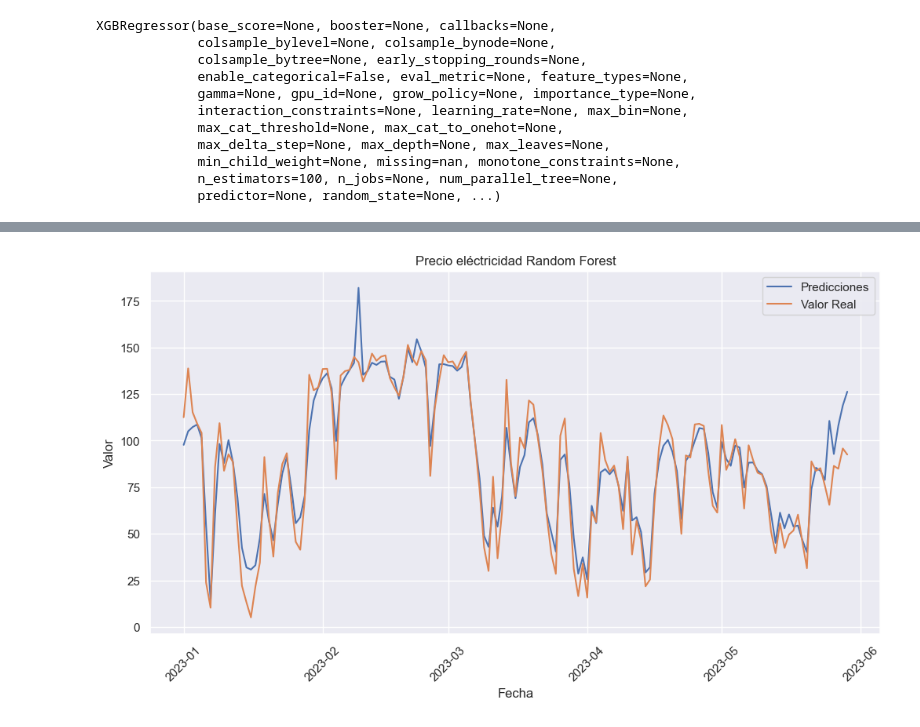
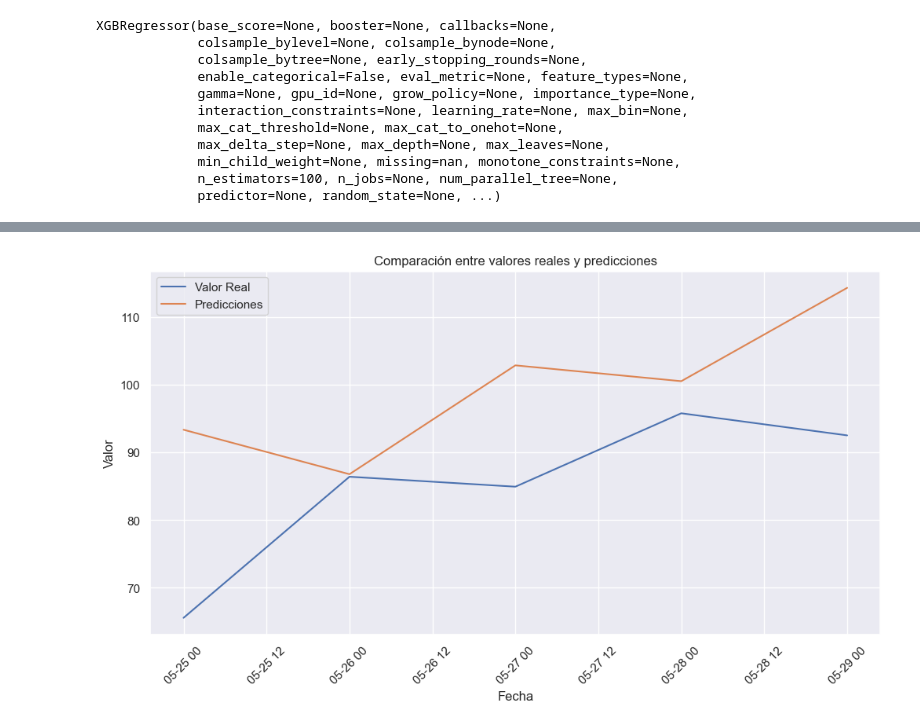
Before and after one commit to carolinariveraa/proyecto_final, a Jupyter notebook: datasetfinal.ipynb, the cells around one changed output, grey strips where cells are left out. Cells and saved outputs as stored; diff of their text form; code cells hidden in the pictures.

```diff
--- a/datasetfinal.ipynb
+++ b/datasetfinal.ipynb
@@ -531,0 +524,2 @@ predicciones_df = pd.DataFrame({'Fecha': fechas_entrenamiento.append(fechas_prue
+# %%
+numeric_cols = X_train.select_dtypes(include=['float64', 'int']).columns.to_list()
@@ -531,0 +537,5 @@ predicciones_df = pd.DataFrame({'Fecha': fechas_entrenamiento.append(fechas_prue
+# %%
+# Se aprenden y aplican las transformaciones de preprocesado
+# ==============================================================================
+X_train_prep = preprocessor.fit_transform(X_train)
+X_test_prep  = preprocessor.transform(X_test)
@@ -531,0 +565,6 @@ predicciones_df = pd.DataFrame({'Fecha': fechas_entrenamiento.append(fechas_prue
+# %%
+# Se combinan los pasos de preprocesado y el modelo en un mismo pipeline
+pipe = Pipeline([('preprocessing', preprocessor),
+                 ('modelo', MLPRegressor(solver = 'lbfgs', max_iter= 1000))])
+
+# "lbfgs" se utiliza para optimizar los pesos de la red neuronal durante el entrenamiento.
@@ -531,0 +618,11 @@ predicciones_df = pd.DataFrame({'Fecha': fechas_entrenamiento.append(fechas_prue
+# %%
+# Error de test
+# ==============================================================================
+modelo_final = grid.best_estimator_
+predicciones = modelo_final.predict(X = X_test)
+rmse = mse(
+        y_true = y_test,
+        y_pred = predicciones,
+        squared = False
+       )
+print('Error de test (rmse): ', rmse)
@@ -532,27 +651,31 @@ predicciones_df = pd.DataFrame({'Fecha': fechas_entrenamiento.append(fechas_prue
 # %%
-predicciones_2023 = predicciones_df[predicciones_df['Fecha'].dt.year == 2023]
-merged_2023 = total_pred2022[total_pred2022['Date'].dt.year == 2023]
+
+
+# Crear un DataFrame con las fechas, valores reales y predicciones
+df_predicciones = pd.DataFrame({'Fecha': fechas_prueba,
+                               'Valor Real': y_test,
+                               'Predicciones': predicciones})
 
 # Configurar estilo de seaborn
 sns.set(style="darkgrid")
 
 # Crear el gráfico
 plt.figure(figsize=(12, 6))
-sns.lineplot(x='Fecha', y='Predicciones', data=predicciones_2023, label='Predicciones')
-sns.lineplot(x='Date', y='value', data=merged_2023, label='Valor Real')
+sns.lineplot(x='Fecha', y='Valor Real', data=df_predicciones, label='Valor Real')
+sns.lineplot(x='Fecha', y='Predicciones', data=df_predicciones, label='Predicciones')
 
 # Configurar etiquetas y título del gráfico
 plt.xlabel('Fecha')
 plt.ylabel('Valor')
-plt.title('Precio eléctricidad Random Forest')
+plt.title('Comparación entre valores reales y predicciones')
 
 # Rotar las etiquetas del eje x para mejorar la legibilidad
 plt.xticks(rotation=45)
 
 # Mostrar la leyenda
 plt.legend()
 
 # Mostrar el gráfico
 plt.show()
 # %% [output]
-[figure, old version]
+[figure, new version]
```
Also changed, not shown: parts of 28 cells of this notebook.
